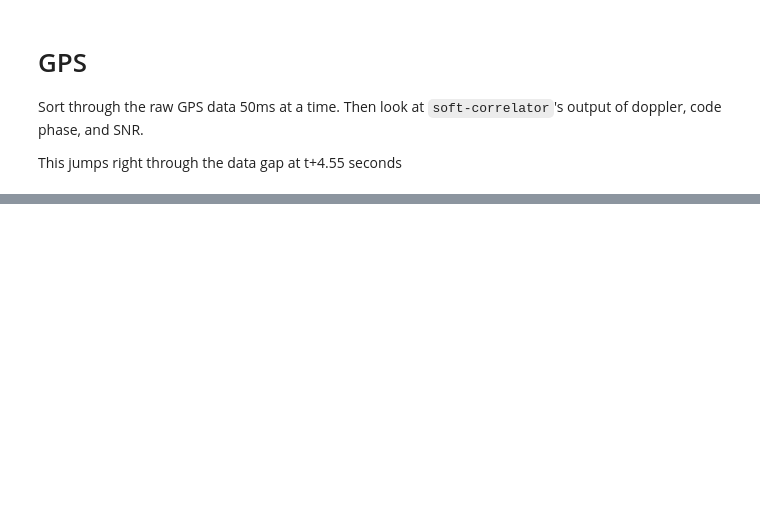
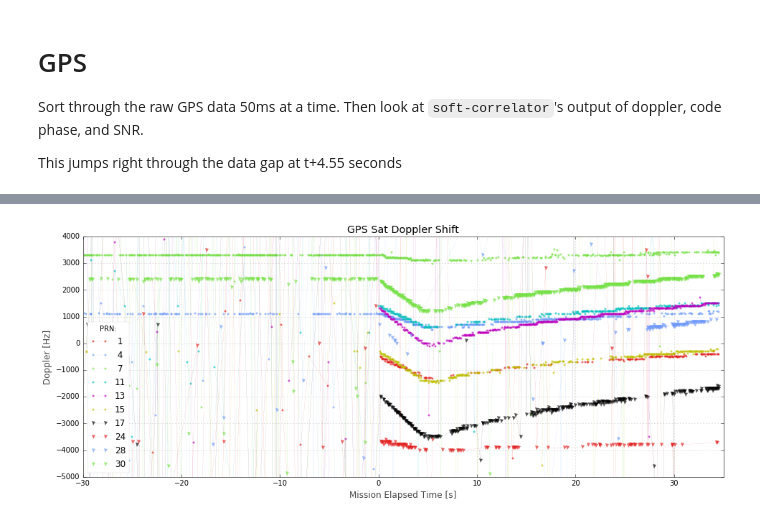
Before and after one commit to psas/Launch-12, a Jupyter notebook: data/GPS/first-look.ipynb, the cells around one changed output, grey strips where cells are left out. Cells and saved outputs as stored; diff of their text form; code cells hidden in the pictures; blank space fills up the shorter version.

```diff
--- a/data/GPS/first-look.ipynb
+++ b/data/GPS/first-look.ipynb
@@ -52,2 +61,27 @@ plt.show()
+# %%
+fig, ax1 = plt.subplots(figsize=(16,6))
+plt.title(r"GPS Sat Doppler Shift")
+plt.xlabel(r"Mission Elapsed Time [s]")
+plt.ylabel(r"Doppler [Hz]")
+
+for sat in sorted(sats):
+    cor = sats[sat]
+    times = []
+    dops = []
+    for i, d in enumerate(cor['doppler']):
+        if d != 0:
+            times.append(time[i])
+            dops.append(d)
+    if int(sat) < 16:
+        ax1.plot(times, dops, '-o', alpha=0.65, lw=0.12, ms=3, mew=0,label=sat)
+    else:
+        ax1.plot(times, dops, '-v', alpha=0.65, lw=0.12, ms=5, mew=0,label=sat)
+
+ax1.set_xlim([-30,35])
+ax1.set_ylim([-5000, 4000])
+ax1.legend(loc=3, title="PRN:")
+plt.show()
+# %% [output]
+[figure, added]
 # %%
 fig, ax1 = plt.subplots(figsize=(16,6))
```
Also changed, not shown: parts of 5 cells of this notebook.
